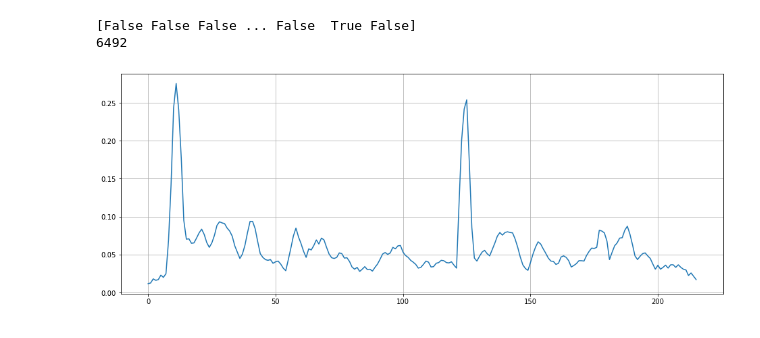
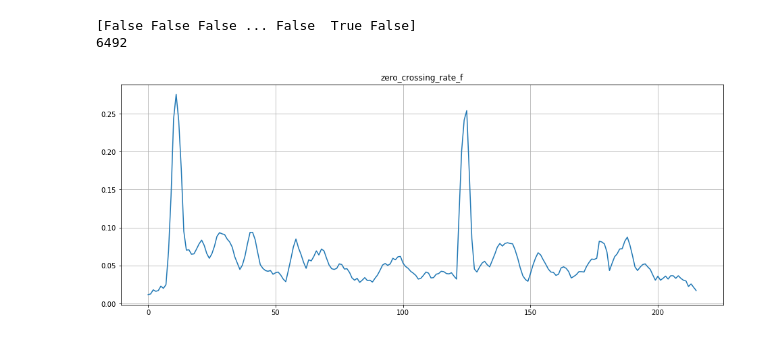
Before and after one commit to zashin-AI/JongHo, a Jupyter notebook: zero_crossing_rate_f(default).ipynb, the cells around one changed output. Drawn from its saved outputs; the diff is of its cells as text; code cells hidden in the pictures.

```diff
--- a/zero_crossing_rate_f(default).ipynb
+++ b/zero_crossing_rate_f(default).ipynb
@@ -16,12 +16,13 @@ print(sum(zero_crossings))
 # %%
 import matplotlib.pyplot as plt
 n0 = 9000
 n1 = 9040
 
 plt.figure(figsize=(16, 6))
+plt.title('zero_crossing_rate_f')
 # plt.plot(y[n0:n1])    # zero_crossings
 plt.plot(a[0])          # zero_crossing_rate -> 음의 높낮이를 확인할수 있다.
 plt.grid()
 plt.show()
 # %% [output]
-[figure, old version]
+[figure, new version]
```
Also changed, not shown: 1 other file.
